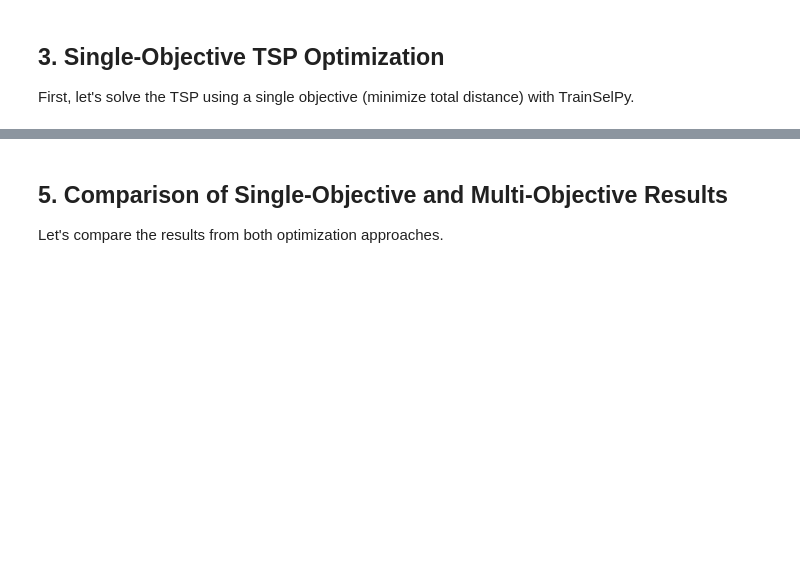
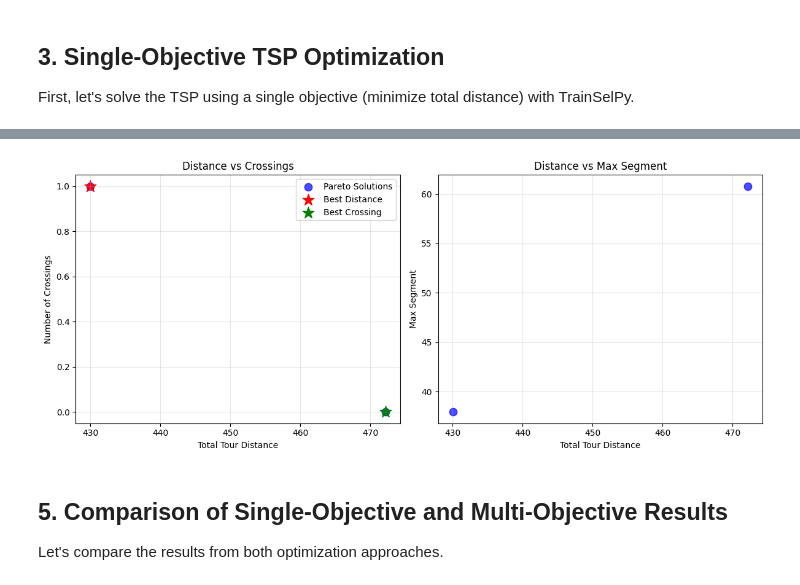
Before and after one commit to denizakdemir/trainselpy, a Jupyter notebook: examples/traveling_salesman_problem.ipynb, the cells around one changed output, grey strips where cells are left out. Saved outputs shown, nothing was run; the diff lists cells and outputs as text; code cells hidden in the pictures; blank space fills up the shorter version.

```diff
--- a/examples/traveling_salesman_problem.ipynb
+++ b/examples/traveling_salesman_problem.ipynb
@@ -400,0 +349,83 @@ Balanced Solution:
+# %%
+# Display Pareto front information
+if result_moo.pareto_front and len(result_moo.pareto_front) > 1:
+    n_solutions = len(result_moo.pareto_front)
+    print(f"Found {n_solutions} solutions on the Pareto front")
+
+    # Convert objectives back to positive values
+    total_distances = [-obj[0] for obj in result_moo.pareto_front]
+    max_segments = [-obj[1] for obj in result_moo.pareto_front]
+    num_crossings = [-obj[2] for obj in result_moo.pareto_front]
+
+    # Find specific solutions
+    best_total_idx = np.argmin(total_distances)
+    best_segment_idx = np.argmin(max_segments)
+    best_crossing_idx = np.argmin(num_crossings)
+
+    # Calculate a balance score (normalized sum)
+    # Add small epsilon to avoid division by zero
+    def normalize(arr):
+        return (arr - np.min(arr)) / (np.max(arr) - np.min(arr) + 1e-10)
+
+    norm_total = normalize(np.array(total_distances))
+    norm_segment = normalize(np.array(max_segments))
+    norm_crossing = normalize(np.array(num_crossings))
+
+    balance_scores = norm_total + norm_segment + norm_crossing
+    balanced_idx = np.argmin(balance_scores)
+
+    # Extract the actual tour for the balanced solution
+    # result_moo.pareto_solutions is a list of Control objects for each solution on the front
+    # We need to access the selected indices
+    balanced_sol_control = result_moo.pareto_solutions[balanced_idx]
+    balanced_tour = balanced_sol_control['selected_indices'][0]
+
+
+    # Print information about notable solutions
+    print("\nBest Solutions on the Pareto Front:")
+    print(f"\nBest Total Distance Solution:")
+    print(f"  Total Distance: {total_distances[best_total_idx]:.2f}")
+    print(f"  Max Segment: {max_segments[best_total_idx]:.2f}")
+    print(f"  Crossings: {num_crossings[best_total_idx]}")
+
+    print(f"\nBest Max Segment Solution:")
+    print(f"  Total Distance: {total_distances[best_segment_idx]:.2f}")
+    print(f"  Max Segment: {max_segments[best_segment_idx]:.2f}")
+    print(f"  Crossings: {num_crossings[best_segment_idx]}")
+
+    print(f"\nBest Crossing Solution:")
+    print(f"  Total Distance: {total_distances[best_crossing_idx]:.2f}")
+    print(f"  Max Segment: {max_segments[best_crossing_idx]:.2f}")
+    print(f"  Crossings: {num_crossings[best_crossing_idx]}")
+
+    print(f"\nBalanced Solution:")
+    print(f"  Total Distance: {total_distances[balanced_idx]:.2f}")
+    print(f"  Max Segment: {max_segments[balanced_idx]:.2f}")
+    print(f"  Crossings: {num_crossings[balanced_idx]}")
+
+    # Plot Pareto front (2D projection of Distance vs Crossings)
+    plt.figure(figsize=(12, 5))
+
+    plt.subplot(1, 2, 1)
+    plt.scatter(total_distances, num_crossings, s=80, alpha=0.7, c='blue', label='Pareto Solutions')
+    plt.scatter(total_distances[best_total_idx], num_crossings[best_total_idx], s=200, c='red', marker='*', label='Best Distance')
+    plt.scatter(total_distances[best_crossing_idx], num_crossings[best_crossing_idx], s=200, c='green', marker='*', label='Best Crossing')
+    plt.xlabel('Total Tour Distance')
+    plt.ylabel('Number of Crossings')
+    plt.title('Distance vs Crossings')
+    plt.grid(alpha=0.3)
+    plt.legend()
+
+    plt.subplot(1, 2, 2)
+    plt.scatter(total_distances, max_segments, s=80, alpha=0.7, c='blue', label='Pareto Solutions')
+    plt.xlabel('Total Tour Distance')
+    plt.ylabel('Max Segment')
+    plt.title('Distance vs Max Segment')
+    plt.grid(alpha=0.3)
+
+    plt.tight_layout()
+    plt.show()
+else:
+    print(f"Only {len(result_moo.pareto_front) if result_moo.pareto_front else 0} solution(s) found.")
+    print("Consider: 1) More diverse objectives, 2) Larger population, 3) More iterations")
+# %% [output]
@@ -401,3 +449,4 @@ Balanced Solution:
+[figure, added]
 # %% [markdown]
 ## 5. Comparison of Single-Objective and Multi-Objective Results
 
```
Also changed, not shown: parts of 7 cells of this notebook, 1 other file.
